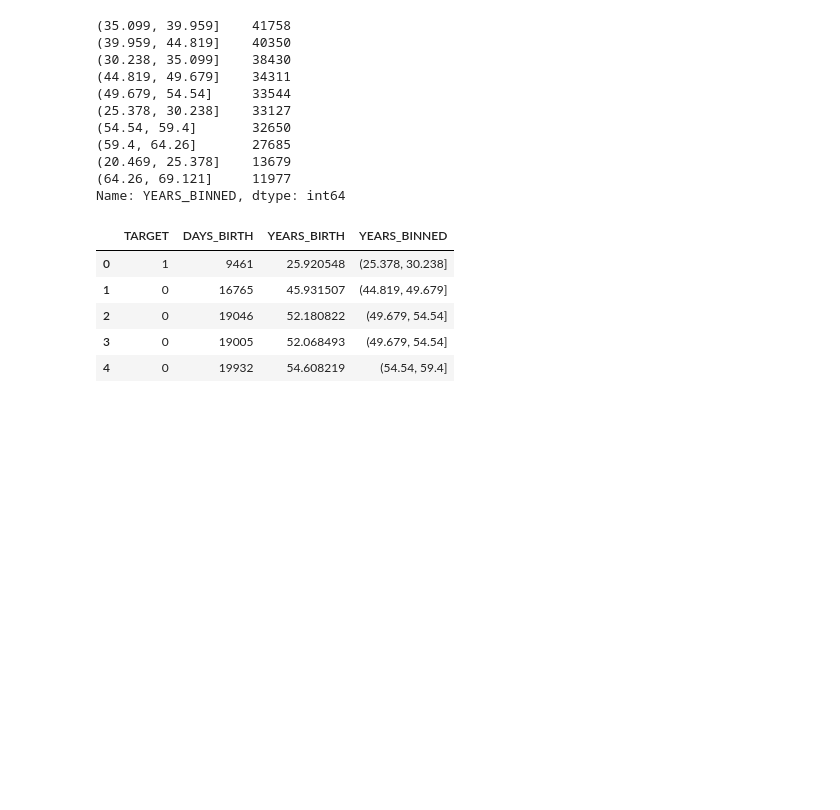
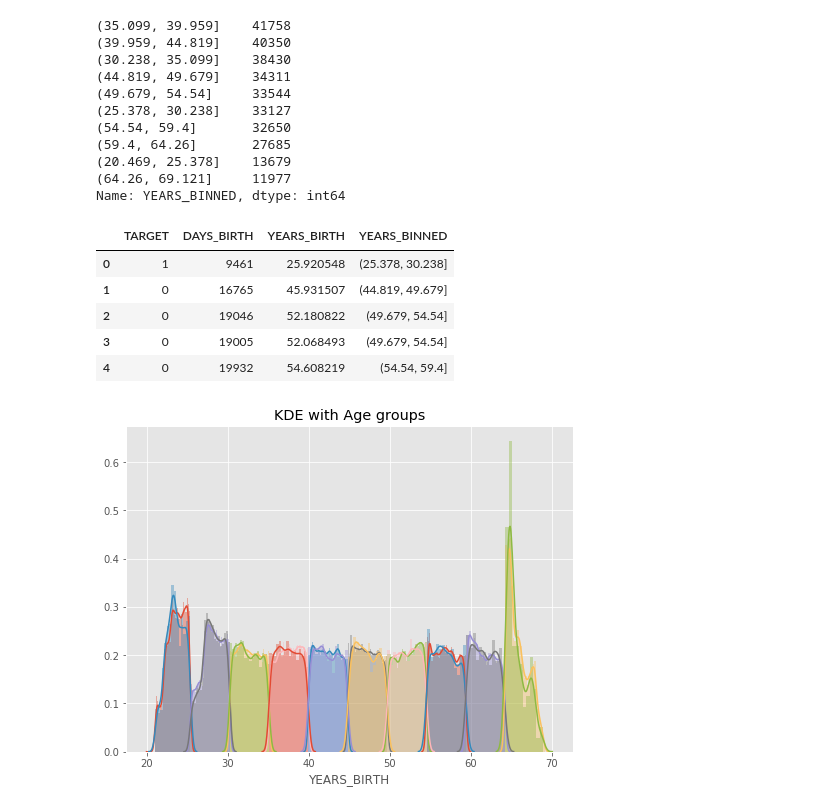
Before and after one commit to percypp/ML100Days, a Jupyter notebook: Day_016_HW.ipynb, the cells around one changed output. Saved outputs shown, nothing was run; the diff lists cells and outputs as text; code cells hidden in the pictures; blank space fills up the shorter version.

```diff
--- a/Day_016_HW.ipynb
+++ b/Day_016_HW.ipynb
@@ -82,19 +82,21 @@ Name: YEARS_BINNED, dtype: int64
 # %%
 # 繪圖前先排序 / 分組
 """
 Your Code Here
 """
-year_group_sorted = np.sort(age_data['YEARS_BINNED'])
+year_group_sorted = np.sort(age_data['YEARS_BINNED'].unique())
 
 plt.figure(figsize=(8,6))
 for i in range(len(year_group_sorted)):
     sns.distplot(age_data.loc[(age_data['YEARS_BINNED'] == year_group_sorted[i]) & \
                               (age_data['TARGET'] == 0), 'YEARS_BIRTH'], label = str(year_group_sorted[i]))
 
     sns.distplot(age_data.loc[(age_data['YEARS_BINNED'] == year_group_sorted[i]) & \
                               (age_data['TARGET'] == 1), 'YEARS_BIRTH'], label = str(year_group_sorted[i]))
 plt.title('KDE with Age groups')
 plt.show()
+# %% [output]
+[figure, added]
 # %%
 # 計算每個年齡區間的 Target、DAYS_BIRTH與 YEARS_BIRTH 的平均值
 age_groups  = age_data.groupby('YEARS_BINNED').mean()
```
Also changed, not shown: parts of 2 cells of this notebook.
